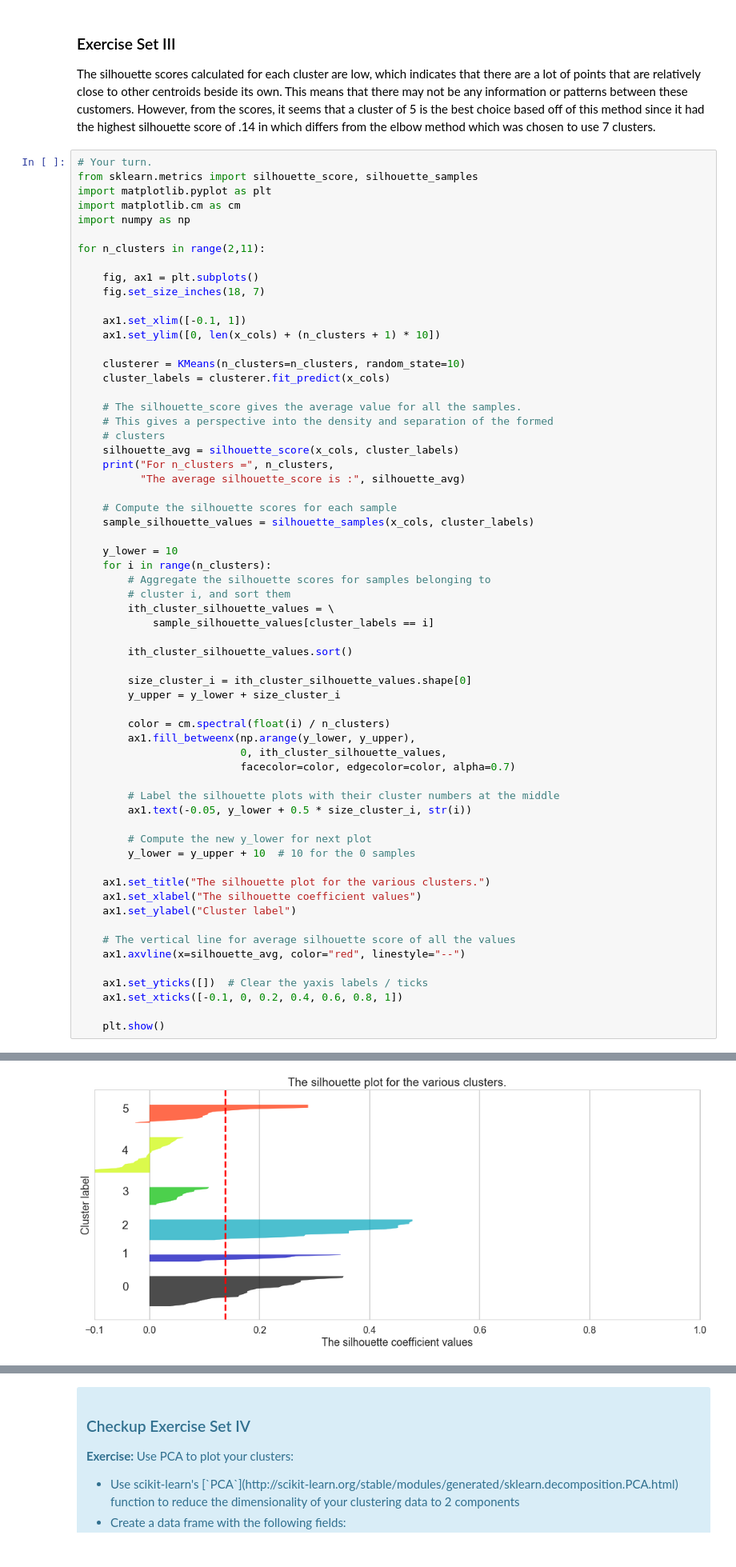
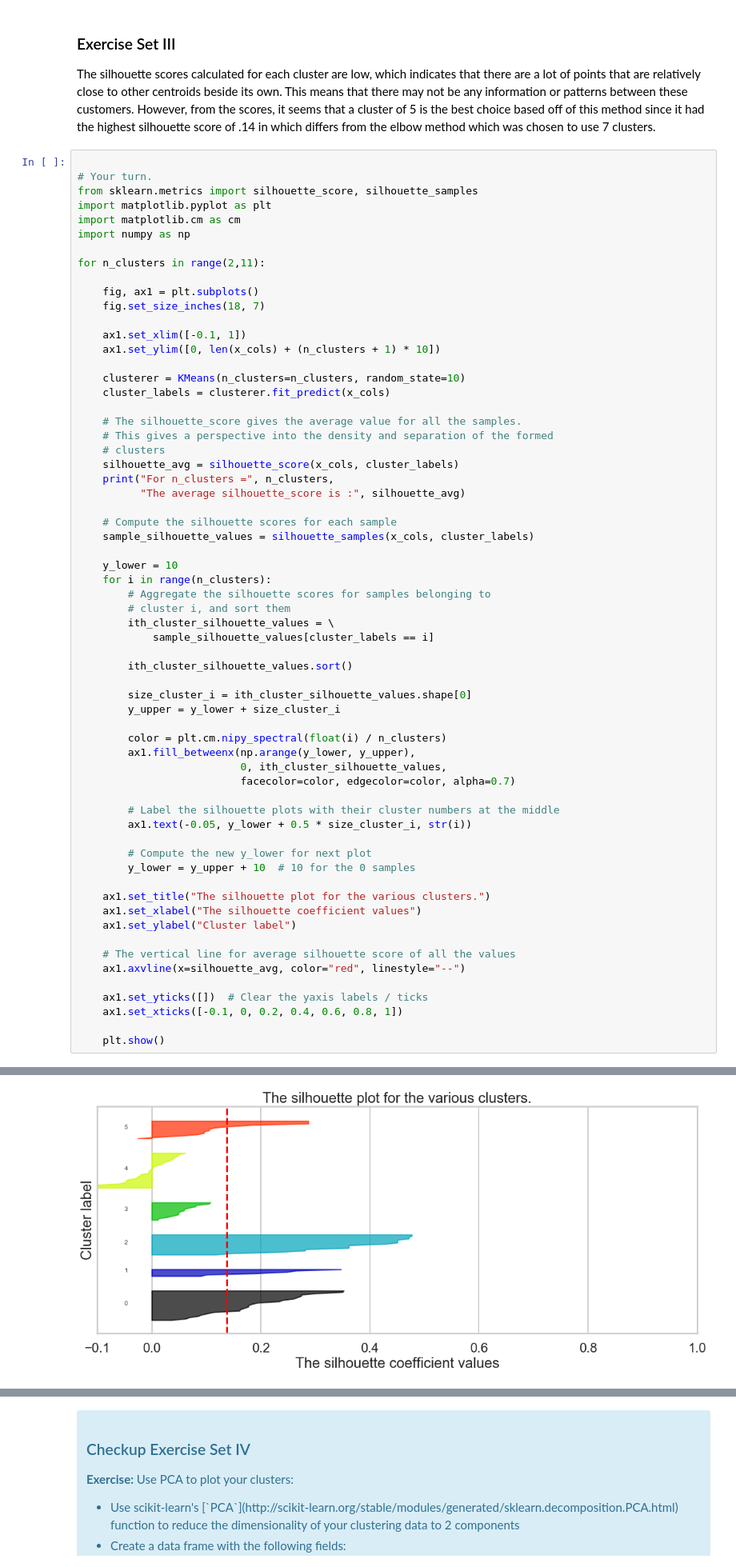
Before and after one commit to yidingweng/SpringBoard, a Jupyter notebook: Mini_projects/clustering/Mini_Project_Clustering.ipynb, the cells around one changed output, grey strips where cells are left out. Shown at 80% size. Cells and saved outputs as stored; diff of their text form.

```diff
--- a/Mini_projects/clustering/Mini_Project_Clustering.ipynb
+++ b/Mini_projects/clustering/Mini_Project_Clustering.ipynb
@@ -168,6 +178,7 @@ Fortunately, scikit-learn provides a function to compute this for us (phew!) cal
 
 The silhouette scores calculated for each cluster are low, which indicates that there are a lot of points that are relatively close to other centroids beside its own. This means that there may not be any information or patterns between these customers. However, from the scores, it seems that a cluster of 5 is the best choice based off of this method since it had the highest silhouette score of .14 in which differs from the elbow method which was chosen to use 7 clusters.
 # %%
+
 # Your turn.
 from sklearn.metrics import silhouette_score, silhouette_samples
 import matplotlib.pyplot as plt
@@ -207,7 +218,7 @@ for n_clusters in range(2,11):
         size_cluster_i = ith_cluster_silhouette_values.shape[0]
         y_upper = y_lower + size_cluster_i
 
-        color = cm.spectral(float(i) / n_clusters)
+        color = plt.cm.nipy_spectral(float(i) / n_clusters)
         ax1.fill_betweenx(np.arange(y_lower, y_upper),
                           0, ith_cluster_silhouette_values,
                           facecolor=color, edgecolor=color, alpha=0.7)
@@ -242 +253 @@ For n_clusters = 6 The average silhouette_score is : 0.137179893911
-[figure, old version]
+[figure, new version]
```
Also changed, not shown: parts of 19 cells of this notebook.
